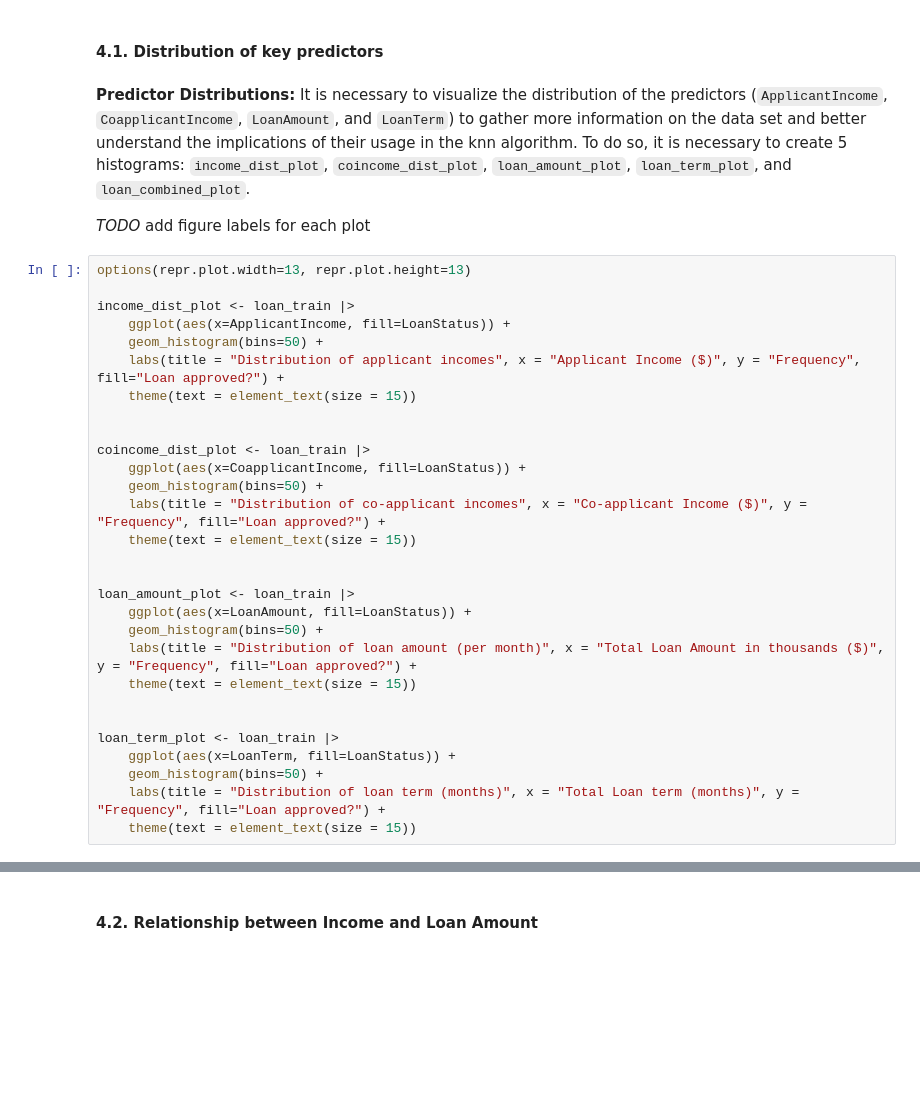
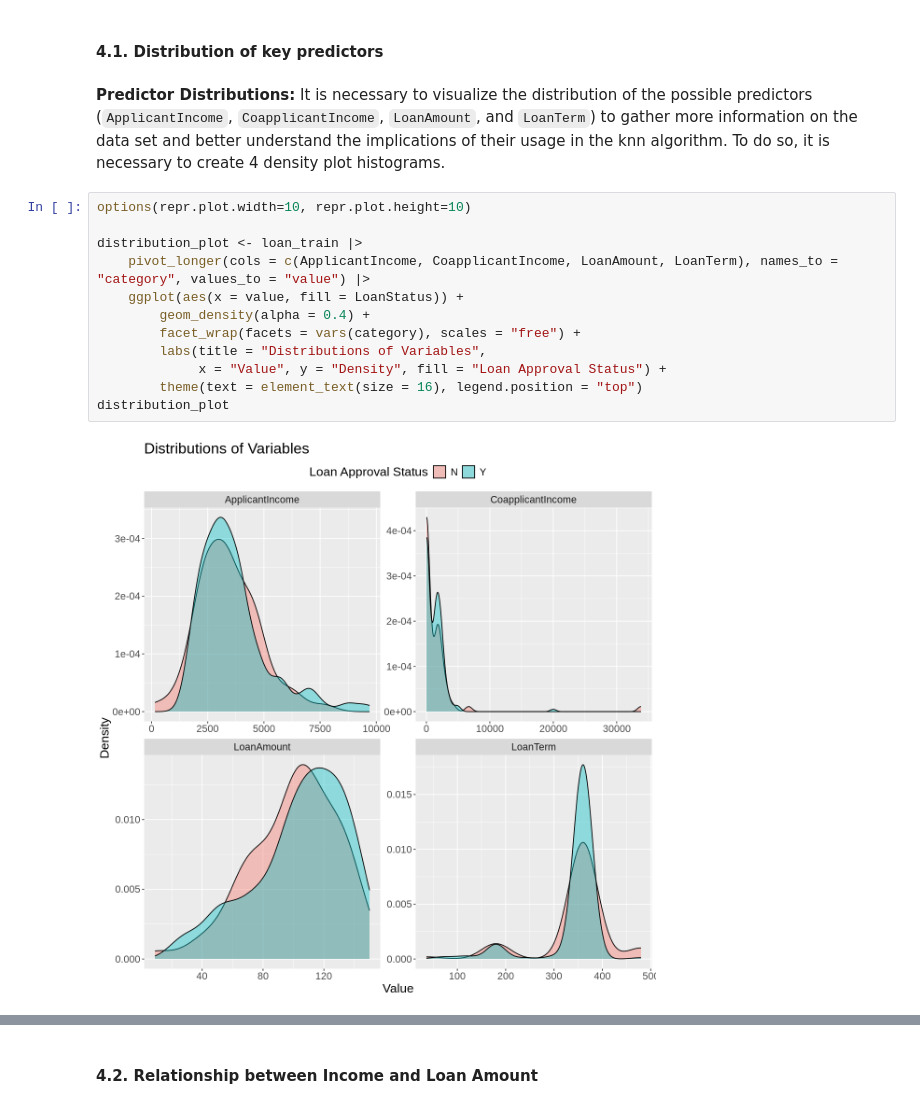
Before and after one commit to mariscovino/DSCI-100-group-project, a Jupyter notebook: project_report.ipynb, the cells around one changed output, grey strips where cells are left out. Cells and saved outputs as stored; diff of their text form; blank space fills up the shorter version.

```diff
--- a/project_report.ipynb
+++ b/project_report.ipynb
@@ -250,35 +250,18 @@ Still, it is important to note that these results might be due to the class imba
 # %% [markdown]
 #### 4.1. Distribution of key predictors
 # %% [markdown]
-**Predictor Distributions:** It is necessary to visualize the distribution of the predictors (`ApplicantIncome`, `CoapplicantIncome`, `LoanAmount`, and `LoanTerm`) to gather more information on the data set and better understand the implications of their usage in the knn algorithm. To do so, it is necessary to create 5 histograms: `income_dist_plot`, `coincome_dist_plot`, `loan_amount_plot`, `loan_term_plot`, and `loan_combined_plot`.
-
-*TODO* add figure labels for each plot
+**Predictor Distributions:** It is necessary to visualize the distribution of the possible predictors (`ApplicantIncome`, `CoapplicantIncome`, `LoanAmount`, and `LoanTerm`) to gather more information on the data set and better understand the implications of their usage in the knn algorithm. To do so, it is necessary to create 4 density plot histograms.
 # %%
-options(repr.plot.width=13, repr.plot.height=13)
+options(repr.plot.width=10, repr.plot.height=10)
 
-income_dist_plot <- loan_train |>
-    ggplot(aes(x=ApplicantIncome, fill=LoanStatus)) +
-    geom_histogram(bins=50) +
-    labs(title = "Distribution of applicant incomes", x = "Applicant Income ($)", y = "Frequency", fill="Loan approved?") +
-    theme(text = element_text(size = 15))
-
-
-coincome_dist_plot <- loan_train |>
-    ggplot(aes(x=CoapplicantIncome, fill=LoanStatus)) +
-    geom_histogram(bins=50) +
-    labs(title = "Distribution of co-applicant incomes", x = "Co-applicant Income ($)", y = "Frequency", fill="Loan approved?") +
-    theme(text = element_text(size = 15))
-
-
-loan_amount_plot <- loan_train |>
-    ggplot(aes(x=LoanAmount, fill=LoanStatus)) +
-    geom_histogram(bins=50) +
-    labs(title = "Distribution of loan amount (per month)", x = "Total Loan Amount in thousands ($)", y = "Frequency", fill="Loan approved?") +
-    theme(text = element_text(size = 15))
-
-
-loan_term_plot <- loan_train |>
-    ggplot(aes(x=LoanTerm, fill=LoanStatus)) +
-    geom_histogram(bins=50) +
-    labs(title = "Distribution of loan term (months)", x = "Total Loan term (months)", y = "Frequency", fill="Loan approved?") +
-    theme(text = element_text(size = 15))
+distribution_plot <- loan_train |>
+    pivot_longer(cols = c(ApplicantIncome, CoapplicantIncome, LoanAmount, LoanTerm), names_to = "category", values_to = "value") |>
+    ggplot(aes(x = value, fill = LoanStatus)) +
+        geom_density(alpha = 0.4) +
+        facet_wrap(facets = vars(category), scales = "free") +
+        labs(title = "Distributions of Variables",
+             x = "Value", y = "Density", fill = "Loan Approval Status") +
+        theme(text = element_text(size = 16), legend.position = "top")
+distribution_plot
+# %% [output]
+[figure, added]
```
Also changed, not shown: parts of 39 cells of this notebook.
